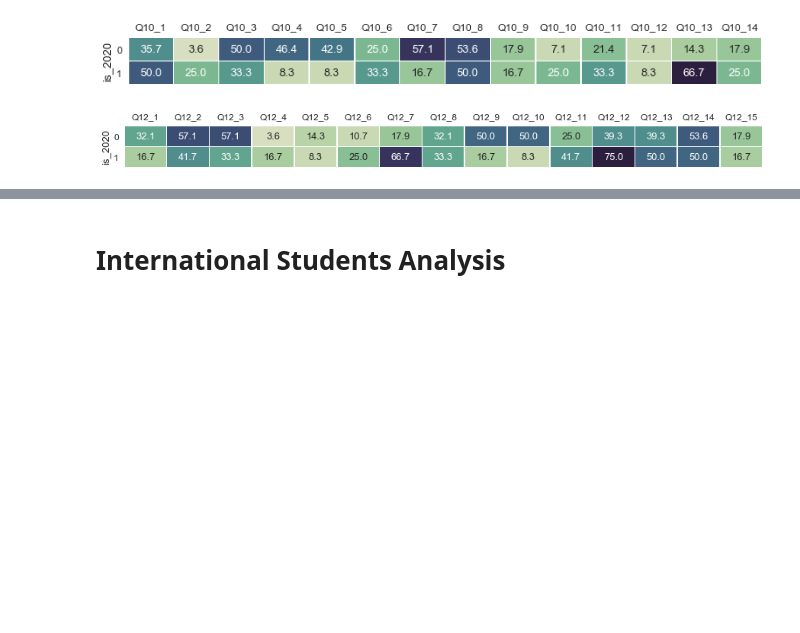
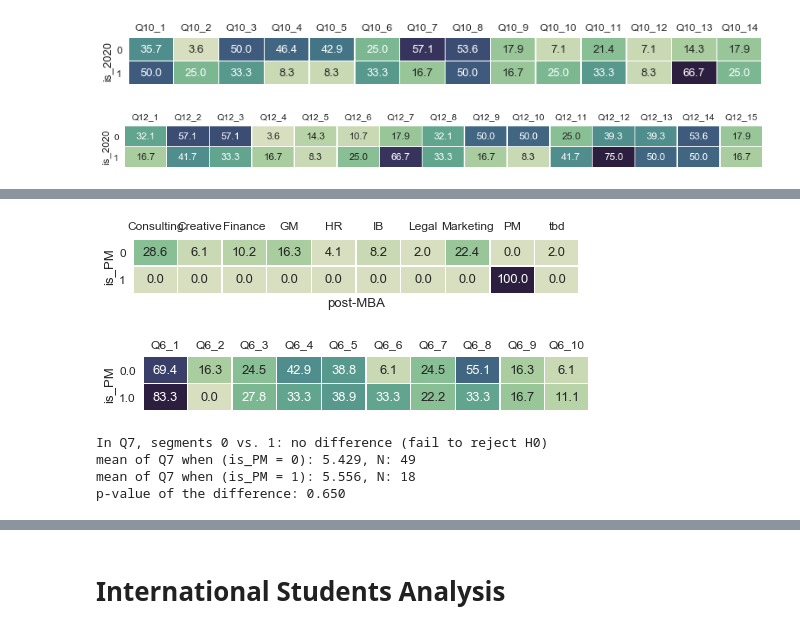
Before and after one commit to kl884/COVID-19-Test-Positive-Rate, a Jupyter notebook: SPMI (not related to COVID-19)/SPMI Survey.ipynb, the cells around one changed output, grey strips where cells are left out. Drawn from its saved outputs; the diff is of its cells as text; code cells hidden in the pictures; blank space fills up the shorter version.

```diff
--- a/SPMI (not related to COVID-19)/SPMI Survey.ipynb
+++ b/SPMI (not related to COVID-19)/SPMI Survey.ipynb
@@ -1692,0 +1513,3 @@ Q1417.groupby(df['PM_not2020']).agg(['mean', 'std', 'count']).round(3)
+# %%
+# Create a subset of SPMI data
+not_2020= df.loc[df['class'] != '2020'].fillna(0)
@@ -1692,0 +1528,18 @@ Q1417.groupby(df['PM_not2020']).agg(['mean', 'std', 'count']).round(3)
+# %%
+# Career aspiration by class within SPMI
+groupby_pct(not_2020['post-MBA'], segment= not_2020['is_PM'], single_choice= True, figsize= (8,1))
+# %% [output]
+[figure, added]
+# %%
+# Q6 (MBA goals) proportion
+groupby_pct(Q6, segment= not_2020['is_PM'], figsize= (8,1))
+# %% [output]
+[figure, added]
+# %%
+# T-test on Q7 (overall satisfaction)
+multi_ttest_1d(not_2020, 'is_PM', 'Q7', alpha= 0.05, violinplot= None)
+# %% [output]
+In Q7, segments 0 vs. 1: no difference (fail to reject H0)
+mean of Q7 when (is_PM = 0): 5.429, N: 49
+mean of Q7 when (is_PM = 1): 5.556, N: 18
+p-value of the difference: 0.650
```
Also changed, not shown: parts of 80 cells of this notebook, 1 other file.
